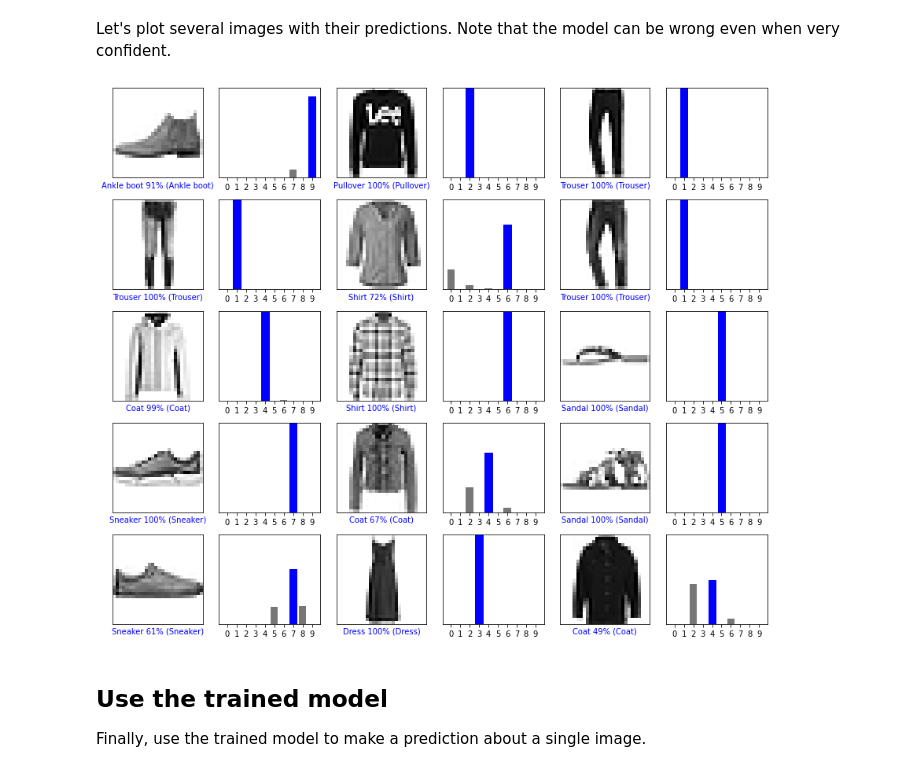
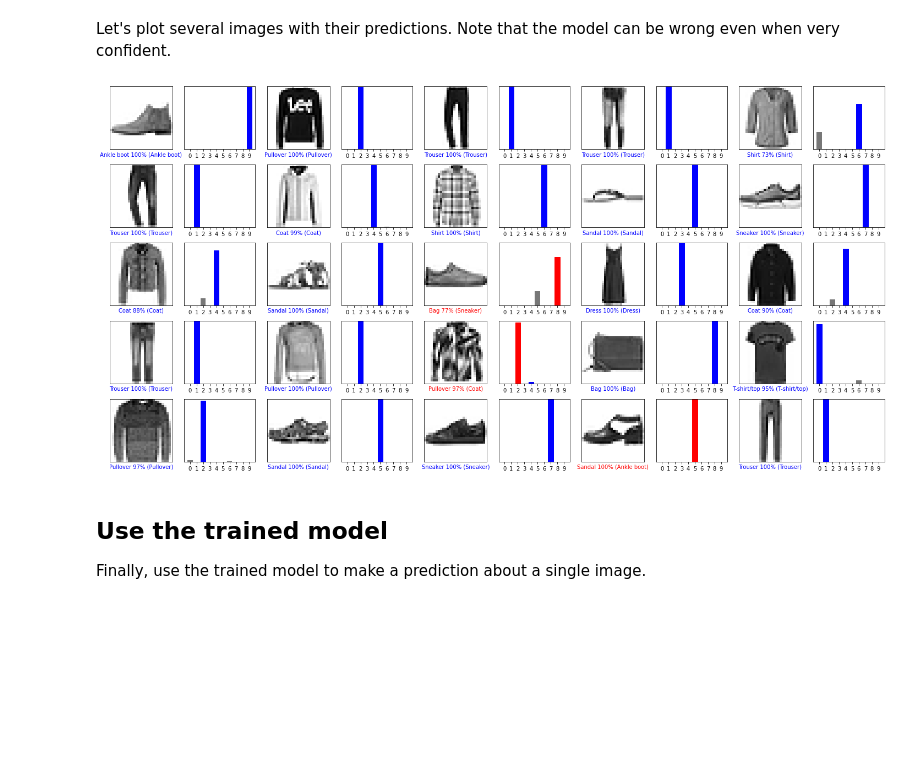
Before and after one commit to Ta180m/Machine-Learning, a Jupyter notebook: classification.ipynb, the cells around one changed output. Drawn from its saved outputs; the diff is of its cells as text; code cells hidden in the pictures; blank space fills up the shorter version.

```diff
--- a/classification.ipynb
+++ b/classification.ipynb
@@ -386,19 +407,19 @@ Let's plot several images with their predictions. Note that the model can be wro
 # %%
 # Plot the first X test images, their predicted labels, and the true labels.
 # Color correct predictions in blue and incorrect predictions in red.
 num_rows = 5
-num_cols = 3
+num_cols = 5
 num_images = num_rows*num_cols
 plt.figure(figsize=(2*2*num_cols, 2*num_rows))
 for i in range(num_images):
   plt.subplot(num_rows, 2*num_cols, 2*i+1)
   plot_image(i, predictions[i], test_labels, test_images)
   plt.subplot(num_rows, 2*num_cols, 2*i+2)
   plot_value_array(i, predictions[i], test_labels)
 plt.tight_layout()
 plt.show()
 # %% [output]
-[figure, old version]
+[figure, new version]
 # %% [markdown]
 ## Use the trained model
 
```
Also changed, not shown: parts of 9 cells of this notebook.
